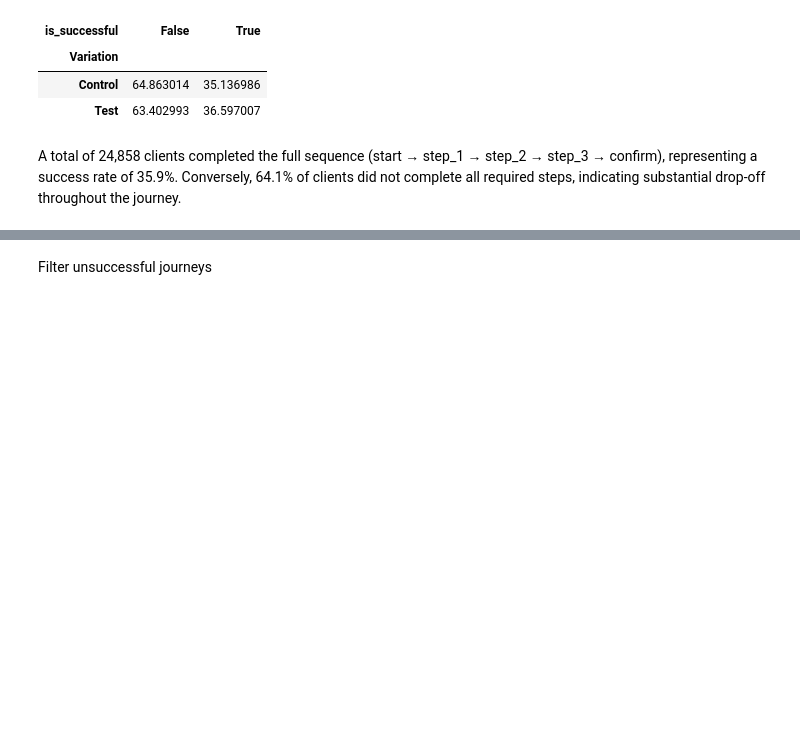
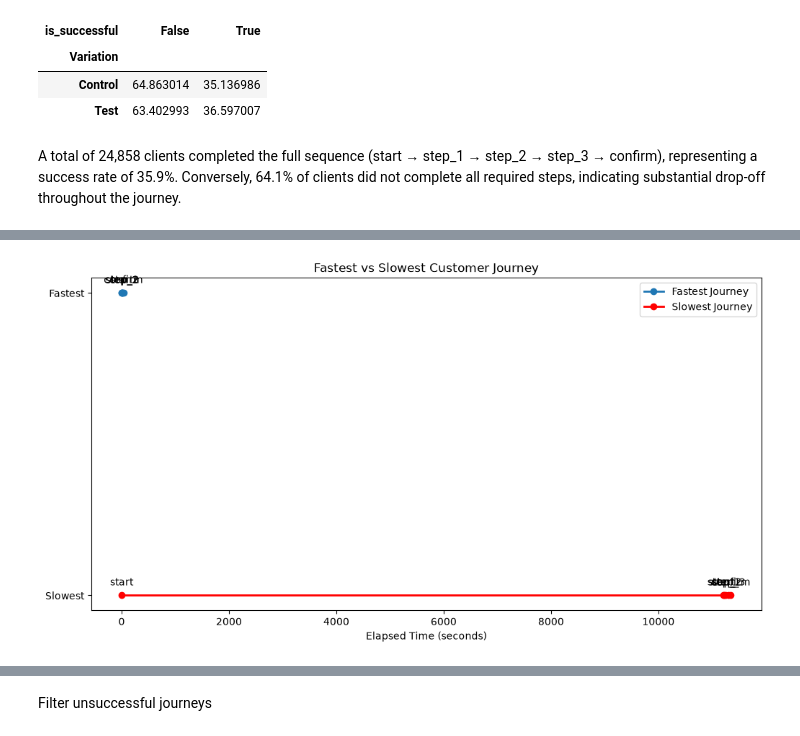
Before and after one commit to kyukhlina/second_project, a Jupyter notebook: notebook/KPI_Success.ipynb, the cells around one changed output, grey strips where cells are left out. Saved outputs shown, nothing was run; the diff lists cells and outputs as text; code cells hidden in the pictures; blank space fills up the shorter version.

```diff
--- a/notebook/KPI_Success.ipynb
+++ b/notebook/KPI_Success.ipynb
@@ -465,0 +742,65 @@ A total of 24,858 clients completed the full sequence (start → step_1 → step
+# %%
+fast_journey = fast_journey.copy()
+slow_journey = slow_journey.copy()
+
+fast_journey['elapsed_sec'] = (
+    fast_journey['date_time']
+    - fast_journey['date_time'].min()
+).dt.total_seconds()
+
+slow_journey['elapsed_sec'] = (
+    slow_journey['date_time']
+    - slow_journey['date_time'].min()
+
+).dt.total_seconds()
+# %%
+fig, ax = plt.subplots(figsize=(12,6))
+
+# Fast journey
+ax.plot(
+    fast_journey['elapsed_sec'],
+    [1]*len(fast_journey),
+    marker='o',
+    linewidth=2,
+    label='Fastest Journey'
+)
+
+for _, row in fast_journey.iterrows():
+    ax.annotate(
+        row['process_step'],
+        (row['elapsed_sec'],1),
+        xytext=(0,10),
+        textcoords='offset points',
+        ha='center'
+
+    )
+
+# Slow journey
+ax.plot(
+    slow_journey['elapsed_sec'],
+    [0]*len(slow_journey),
+    marker='o',
+    linewidth=2,
+    color='red',
+    label='Slowest Journey'
+)
+
+for _, row in slow_journey.iterrows():
+    ax.annotate(
+        row['process_step'],
+        (row['elapsed_sec'],0),
+        xytext=(0,10),
+        textcoords='offset points',
+        ha='center'
+)
+
+ax.set_yticks([0,1])
+ax.set_yticklabels(['Slowest','Fastest'])
+
+ax.set_xlabel('Elapsed Time (seconds)')
+ax.set_title('Fastest vs Slowest Customer Journey')
+
+plt.legend()
+plt.show()
+# %% [output]
+[figure, added]
```
Also changed, not shown: parts of 46 cells of this notebook.
